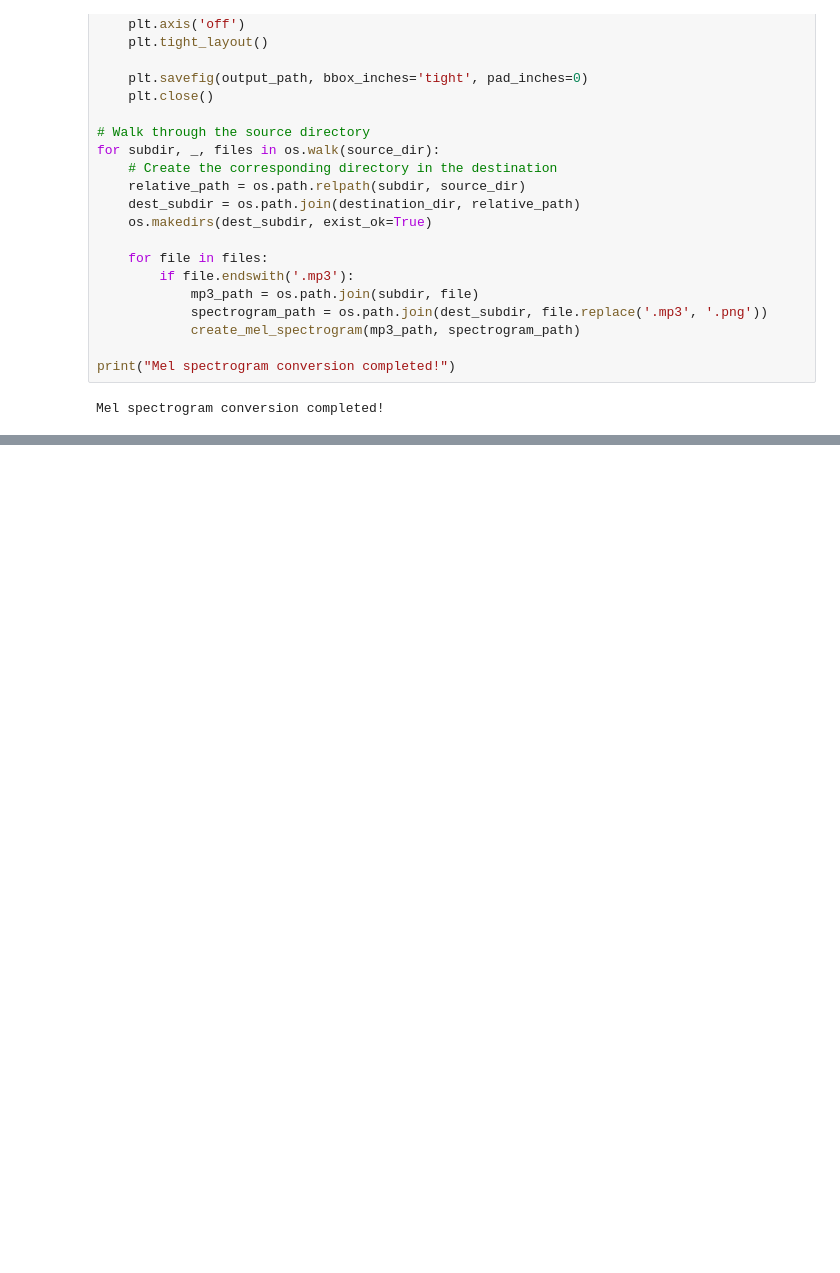
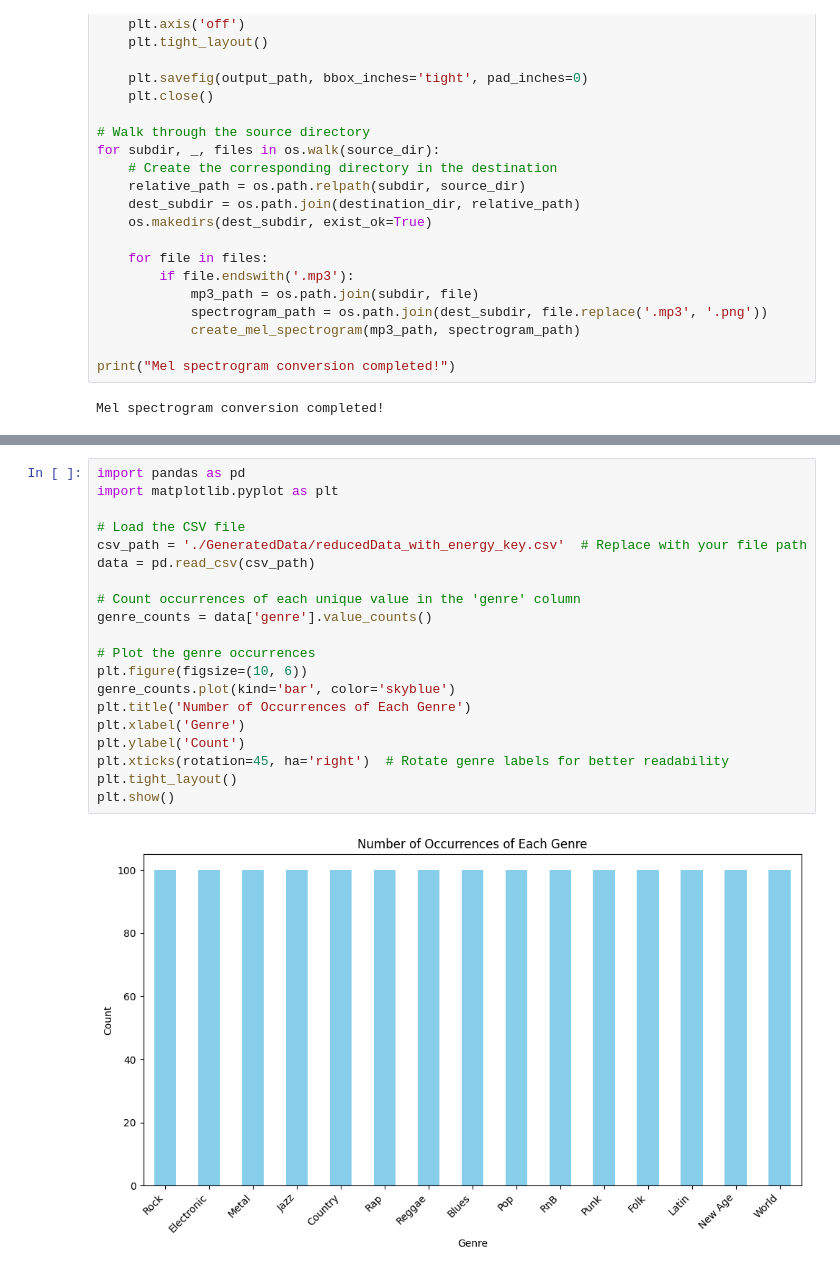
Before and after one commit to ReehalS/TeamTBD_SongClassifier, a Jupyter notebook: EDA.ipynb, the cells around one changed output, grey strips where cells are left out. Drawn from its saved outputs; the diff is of its cells as text; blank space fills up the shorter version.

```diff
--- a/EDA.ipynb
+++ b/EDA.ipynb
@@ -167,0 +199,22 @@ Columns dropped: ['perceptr_var', 'loudness', 'acousticness', 'harmony_var']
+# %%
+import pandas as pd
+import matplotlib.pyplot as plt
+
+# Load the CSV file
+csv_path = './GeneratedData/reducedData_with_energy_key.csv'  # Replace with your file path
+data = pd.read_csv(csv_path)
+
+# Count occurrences of each unique value in the 'genre' column
+genre_counts = data['genre'].value_counts()
+
+# Plot the genre occurrences
+plt.figure(figsize=(10, 6))
+genre_counts.plot(kind='bar', color='skyblue')
+plt.title('Number of Occurrences of Each Genre')
+plt.xlabel('Genre')
+plt.ylabel('Count')
+plt.xticks(rotation=45, ha='right')  # Rotate genre labels for better readability
+plt.tight_layout()
+plt.show()
+# %% [output]
+[figure, added]
```
Also changed, not shown: parts of 4 cells of this notebook.
